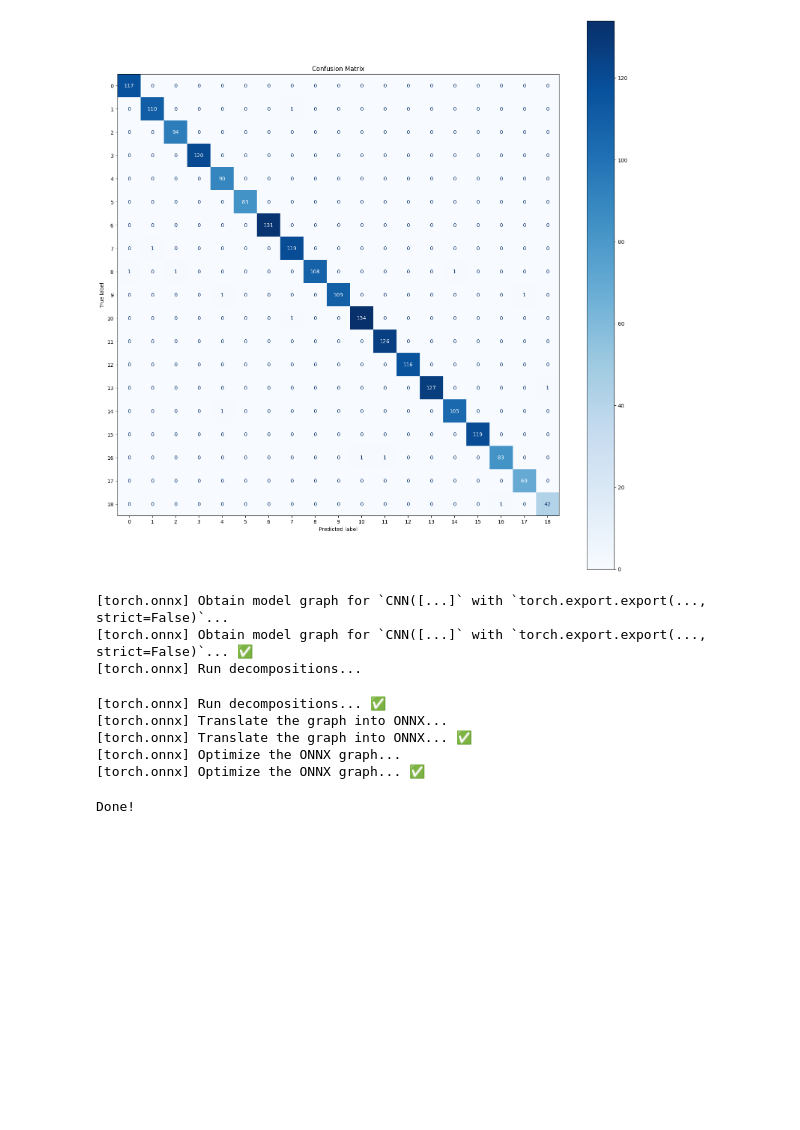
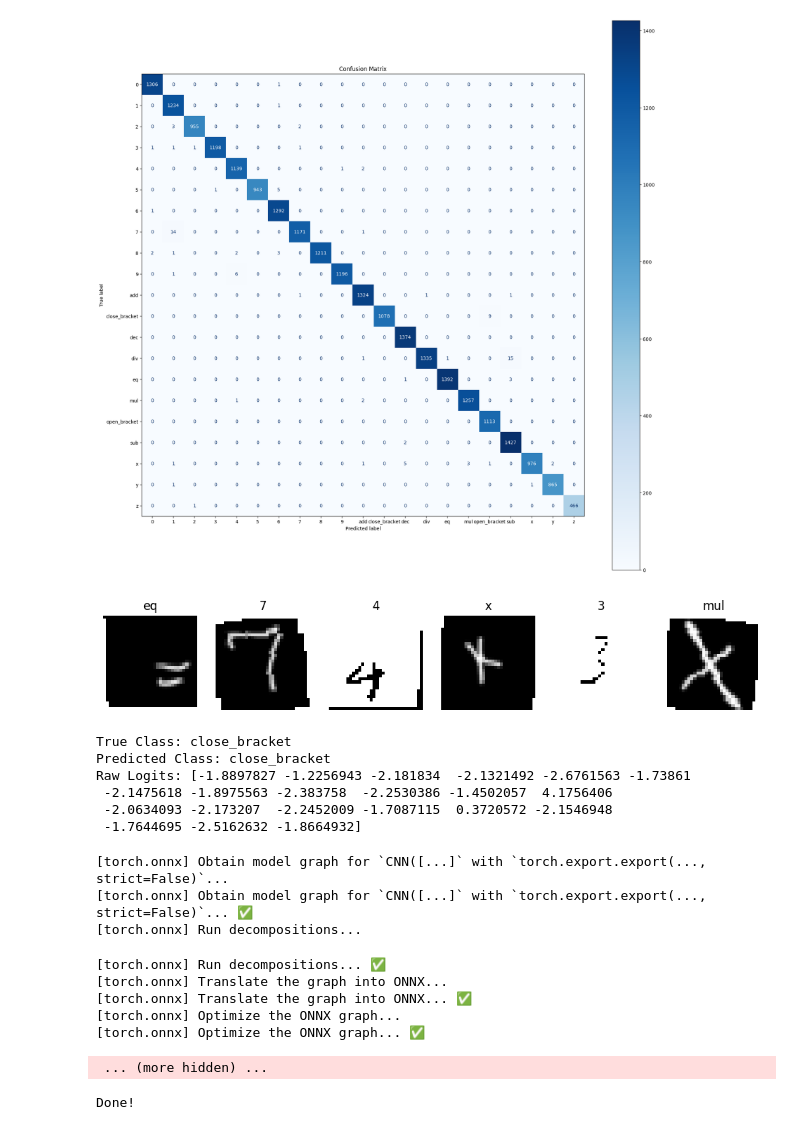
Before and after one commit to alandoescode/drawculator-obsidian, a Jupyter notebook: model/model.ipynb, the cells around one changed output. Saved outputs shown, nothing was run; the diff lists cells and outputs as text; code cells hidden in the pictures; blank space fills up the shorter version.

Commit message:
added bracket recognition ('(', ')') cleaned up code & errors with bandaids lol

```diff
--- a/model/model.ipynb
+++ b/model/model.ipynb
@@ -38,6 +56,7 @@ path: C:\Users\Alex\.cache\kagglehub\datasets\sagyamthapa\handwritten-math-symbo
 import torch
 from PIL import ImageOps
 from torchvision import datasets, transforms
+from torchvision.transforms.functional import invert
 from torch.utils.data import random_split, DataLoader
 
 torch.manual_seed(42)
@@ -59,9 +78,19 @@ train_transform = transforms.Compose([
     transforms.Normalize((0.5,), (0.5,))
 ])
 
+brackets_transform = transforms.Compose([
+    transforms.Grayscale(num_output_channels=1),
+    transforms.Resize((32, 32)),
+    transforms.RandomAffine(degrees=0, translate=(0.05, 0.05), shear=4),
+    transforms.ToTensor(),
+    transforms.Lambda(lambda x: (x > 0.5).float()),
+    transforms.Normalize((0.5,), (0.5,))
+])
+
 test_transform = transforms.Compose([
     transforms.Grayscale(num_output_channels=1),
     transforms.Resize((32, 32)),
+    transforms.GaussianBlur(kernel_size=(3, 3), sigma=(0.5, 0.5)),
     transforms.ToTensor(),
     transforms.Lambda(lambda x: 1.0 - x),
     transforms.Normalize((0.5,), (0.5,))
@@ -127,7 +173,7 @@ class CNN(nn.Module):
         self.dropout_dense = nn.Dropout(0.3)
 
         self.fc1 = nn.Linear(64 * 4 * 4, 128)
-        self.fc2 = nn.Linear(128, 19)
+        self.fc2 = nn.Linear(128, 21)
 
     def forward(self, x):
         x = self.pool(F.relu(self.bn1(self.conv1(x))))
@@ -242,19 +288,52 @@ TEST: Average Loss: 0.3982 | Total Accuracy: 2002/2015 (99.35%)
 # %%
 # confusion matrix
 
 import numpy as np
 import matplotlib.pyplot as plt
 from sklearn.metrics import confusion_matrix, ConfusionMatrixDisplay
 
 cm = confusion_matrix(targets, predictions)
-disp = ConfusionMatrixDisplay(confusion_matrix=cm, display_labels=list(range(19)))
+disp = ConfusionMatrixDisplay(confusion_matrix=cm, display_labels=normal_ds.classes)
 
-fig, ax = plt.subplots(figsize=(19, 19))
+fig, ax = plt.subplots(figsize=(21, 21))
 disp.plot(ax=ax, cmap='Blues')
 plt.title('Confusion Matrix')
 plt.show()
+
+
+import matplotlib.pyplot as plt
+
+images, labels = next(iter(loaders['train']))
+
+fig, axes = plt.subplots(1, 6, figsize=(12, 3))
+for i in range(6):
+    # Un-normalize from [-1, 1] back to [0, 1] for visualization
+    img = images[i][0] * 0.5 + 0.5
+    axes[i].imshow(img.numpy(), cmap='gray')
+    axes[i].set_title(normal_ds.classes[labels[i]])
+    axes[i].axis('off')
+plt.show()
+
+
+model.eval()
+with torch.no_grad():
+    # Pass a single bracket sample
+    sample_img, sample_label = bracket_items[0]
+    output = model(sample_img.unsqueeze(0))
+    pred_idx = torch.argmax(output, dim=1).item()
+
+    print(f"True Class: {normal_ds.classes[sample_label]}")
+    print(f"Predicted Class: {normal_ds.classes[pred_idx]}")
+    print(f"Raw Logits: {output.squeeze().numpy()}")
 # %% [output]
-[figure, old version]
+[figure, new version]
+[figure, added]
+True Class: close_bracket
+Predicted Class: close_bracket
+Raw Logits: [-1.8897827 -1.2256943 -2.181834  -2.1321492 -2.6761563 -1.73861
+ -2.1475618 -1.8975563 -2.383758  -2.2530386 -1.4502057  4.1756406
+ -2.0634093 -2.173207  -2.2452009 -1.7087115  0.3720572 -2.1546948
+ -1.7644695 -2.5162632 -1.8664932]
 # %%
 import torch
 import onnx
@@ -294,4 +373,5 @@ print("Done!")
 [torch.onnx] Translate the graph into ONNX... ✅
 [torch.onnx] Optimize the ONNX graph...
 [torch.onnx] Optimize the ONNX graph... ✅
-Done!
+ ... (more hidden) ...
+Done!
```
Also changed, not shown: parts of 5 cells of this notebook, 6 other files.
